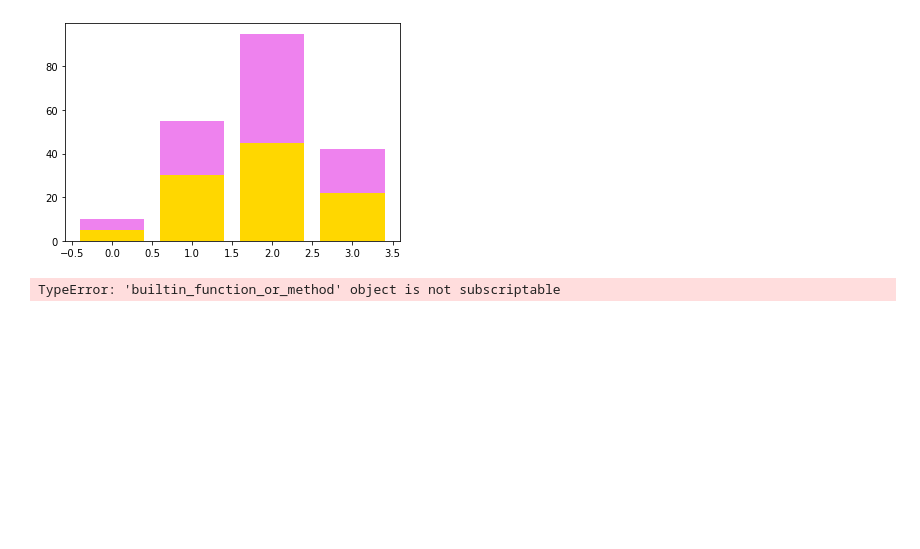
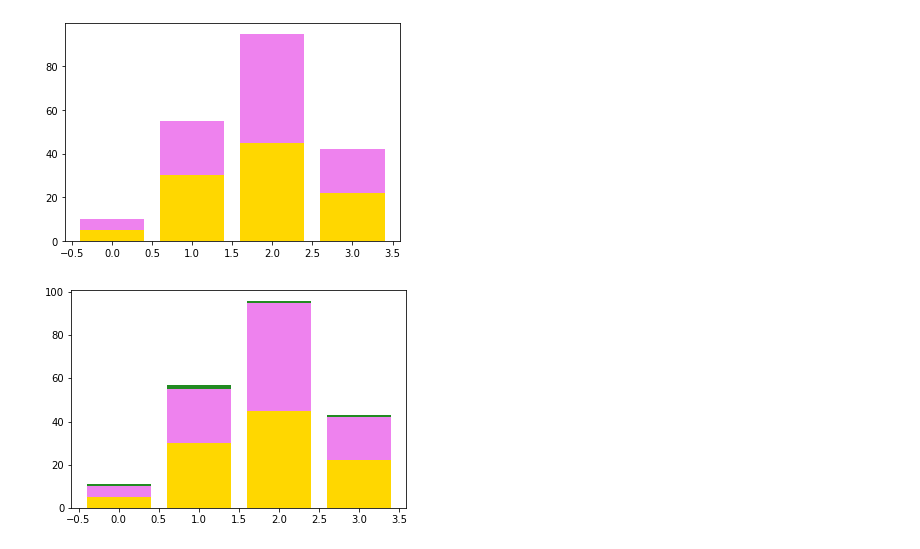
Before and after one commit to StatPage/Visualization, a Jupyter notebook: 기본 내용.ipynb, the cells around one changed output. Cells and saved outputs as stored; diff of their text form; code cells hidden in the pictures; blank space fills up the shorter version.

```diff
--- a/기본 내용.ipynb
+++ b/기본 내용.ipynb
@@ -93,16 +93,16 @@ plt.show()
 # %%
 import numpy as np
 import matplotlib.pyplot as plt
 
-A = np.array[5., 30., 45., 22.]
-B = np.array[5., 25., 50., 20.]
-C = np.array[1., 2., 1., 1.]
+A = np.array([5., 30., 45., 22.])
+B = np.array([5., 25., 50., 20.])
+C = np.array([1., 2., 1., 1.])
 X = np.arange(4)
 
 plt.bar(X, A, color = "gold")
 plt.bar(X, B, color = "violet", bottom = A)   # A 그래프 밑에 B 그래프가 생긴다.
 plt.bar(X, C, color = "forestgreen", bottom = A + B)
 
 plt.show()
 # %% [output]
-TypeError: 'builtin_function_or_method' object is not subscriptable
+[figure, added]
```
Also changed, not shown: 1 other file.
